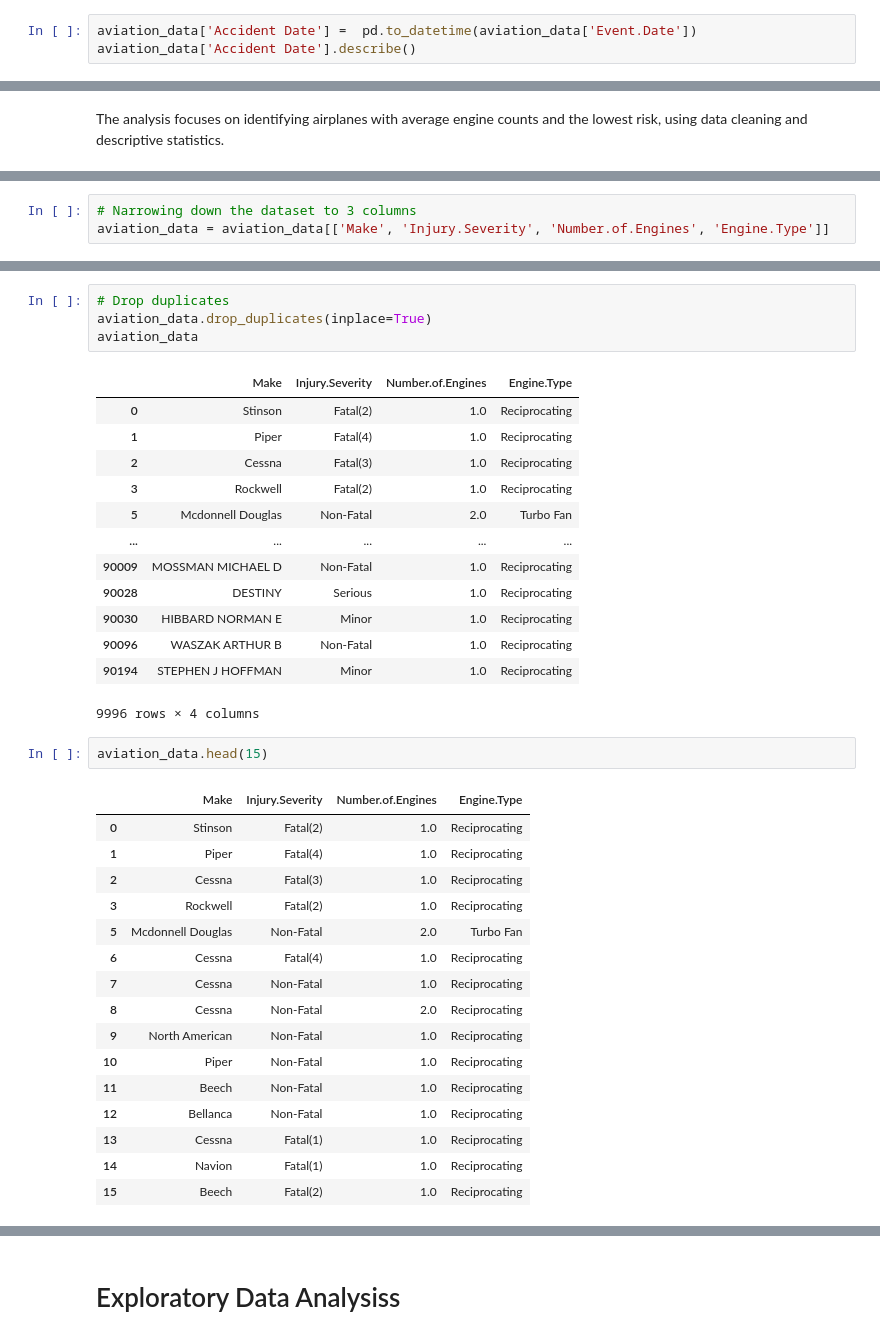
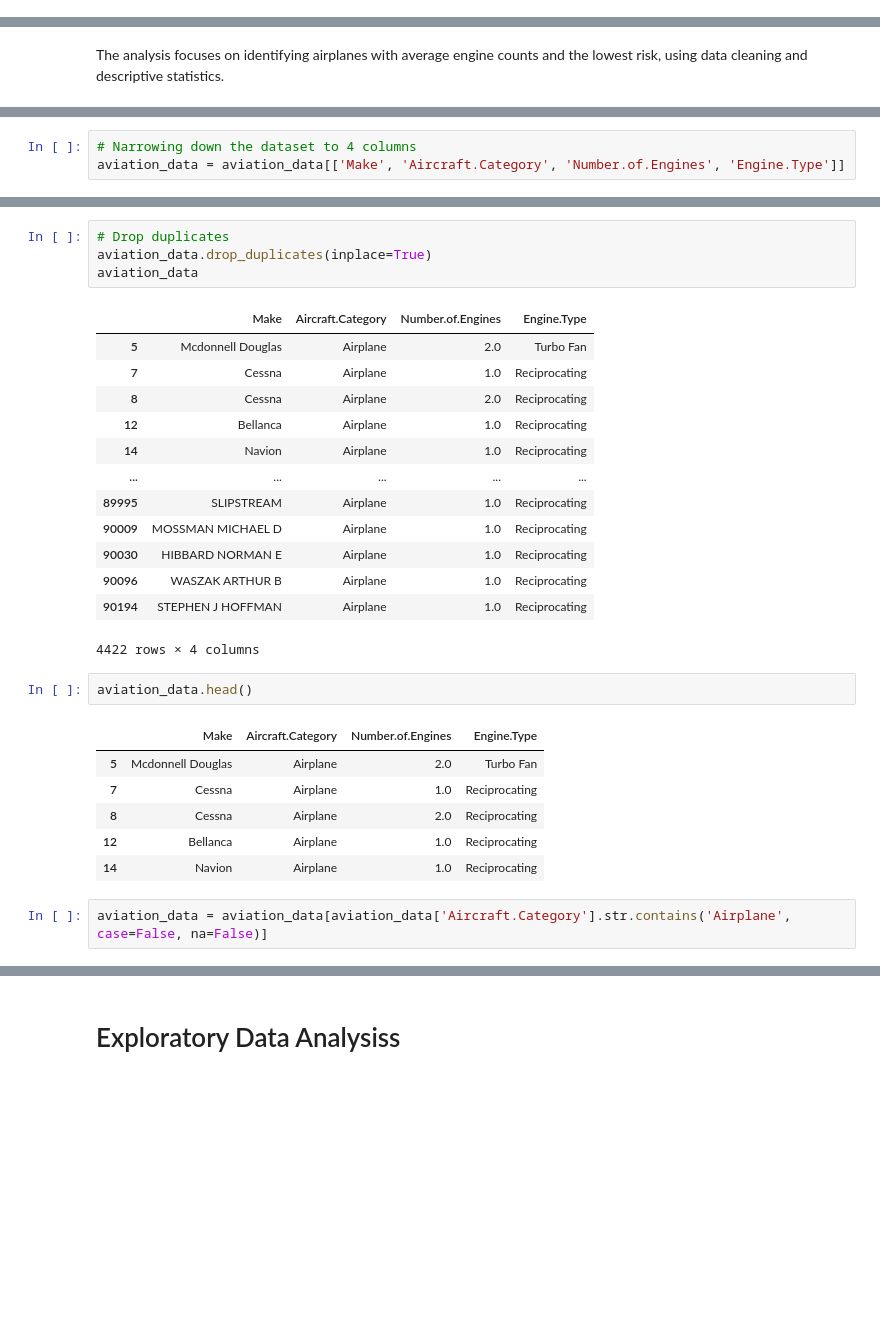
Before and after one commit to BlackXWulf/Aviation-Incidents, a Jupyter notebook: Aviation-Incidents.ipynb, the cells around one changed output, grey strips where cells are left out. Drawn from its saved outputs; the diff is of its cells as text; blank space fills up the shorter version.

```diff
--- a/Aviation-Incidents.ipynb
+++ b/Aviation-Incidents.ipynb
@@ -82,6 +87,3 @@ Index(['Event.Id', 'Investigation.Type', 'Accident.Number', 'Event.Date',
        'Weather.Condition', 'Broad.phase.of.flight', 'Report.Status',
        'Publication.Date'],
       dtype='object')
-# %%
-aviation_data['Accident Date'] =  pd.to_datetime(aviation_data['Event.Date'])
-aviation_data['Accident Date'].describe()
@@ -193,7 +178,7 @@ Index(['Event.Id', 'Investigation.Type', 'Accident.Number', 'Event.Date',
       dtype='object')
 # %%
-# Narrowing down the dataset to 3 columns
-aviation_data = aviation_data[['Make', 'Injury.Severity', 'Number.of.Engines', 'Engine.Type']]
+# Narrowing down the dataset to 4 columns
+aviation_data = aviation_data[['Make', 'Aircraft.Category', 'Number.of.Engines', 'Engine.Type']]
 # %%
 aviation_data.head()
 # %% [output]
@@ -253,37 +236,29 @@ Length: 79597, dtype: bool
 aviation_data.drop_duplicates(inplace=True)
 aviation_data
 # %% [output]
-|  | Make | Injury.Severity | Number.of.Engines | Engine.Type |
-| 0 | Stinson | Fatal(2) | 1.0 | Reciprocating |
-| 1 | Piper | Fatal(4) | 1.0 | Reciprocating |
-| 2 | Cessna | Fatal(3) | 1.0 | Reciprocating |
-| 3 | Rockwell | Fatal(2) | 1.0 | Reciprocating |
-| 5 | Mcdonnell Douglas | Non-Fatal | 2.0 | Turbo Fan |
+|  | Make | Aircraft.Category | Number.of.Engines | Engine.Type |
+| 5 | Mcdonnell Douglas | Airplane | 2.0 | Turbo Fan |
+| 7 | Cessna | Airplane | 1.0 | Reciprocating |
+| 8 | Cessna | Airplane | 2.0 | Reciprocating |
+| 12 | Bellanca | Airplane | 1.0 | Reciprocating |
+| 14 | Navion | Airplane | 1.0 | Reciprocating |
 | ... | ... | ... | ... | ... |
-| 90009 | MOSSMAN MICHAEL D | Non-Fatal | 1.0 | Reciprocating |
-| 90028 | DESTINY | Serious | 1.0 | Reciprocating |
-| 90030 | HIBBARD NORMAN E | Minor | 1.0 | Reciprocating |
-| 90096 | WASZAK ARTHUR B | Non-Fatal | 1.0 | Reciprocating |
-| 90194 | STEPHEN J HOFFMAN | Minor | 1.0 | Reciprocating |
+| 89995 | SLIPSTREAM | Airplane | 1.0 | Reciprocating |
+| 90009 | MOSSMAN MICHAEL D | Airplane | 1.0 | Reciprocating |
+| 90030 | HIBBARD NORMAN E | Airplane | 1.0 | Reciprocating |
+| 90096 | WASZAK ARTHUR B | Airplane | 1.0 | Reciprocating |
+| 90194 | STEPHEN J HOFFMAN | Airplane | 1.0 | Reciprocating |
-9996 rows × 4 columns
+4422 rows × 4 columns
 # %%
-aviation_data.head(15)
+aviation_data.head()
 # %% [output]
-|  | Make | Injury.Severity | Number.of.Engines | Engine.Type |
-| 0 | Stinson | Fatal(2) | 1.0 | Reciprocating |
-| 1 | Piper | Fatal(4) | 1.0 | Reciprocating |
-| 2 | Cessna | Fatal(3) | 1.0 | Reciprocating |
-| 3 | Rockwell | Fatal(2) | 1.0 | Reciprocating |
-| 5 | Mcdonnell Douglas | Non-Fatal | 2.0 | Turbo Fan |
-| 6 | Cessna | Fatal(4) | 1.0 | Reciprocating |
-| 7 | Cessna | Non-Fatal | 1.0 | Reciprocating |
-| 8 | Cessna | Non-Fatal | 2.0 | Reciprocating |
-| 9 | North American | Non-Fatal | 1.0 | Reciprocating |
-| 10 | Piper | Non-Fatal | 1.0 | Reciprocating |
-| 11 | Beech | Non-Fatal | 1.0 | Reciprocating |
-| 12 | Bellanca | Non-Fatal | 1.0 | Reciprocating |
-| 13 | Cessna | Fatal(1) | 1.0 | Reciprocating |
-| 14 | Navion | Fatal(1) | 1.0 | Reciprocating |
-| 15 | Beech | Fatal(2) | 1.0 | Reciprocating |
+|  | Make | Aircraft.Category | Number.of.Engines | Engine.Type |
+| 5 | Mcdonnell Douglas | Airplane | 2.0 | Turbo Fan |
+| 7 | Cessna | Airplane | 1.0 | Reciprocating |
+| 8 | Cessna | Airplane | 2.0 | Reciprocating |
+| 12 | Bellanca | Airplane | 1.0 | Reciprocating |
+| 14 | Navion | Airplane | 1.0 | Reciprocating |
+# %%
+aviation_data = aviation_data[aviation_data['Aircraft.Category'].str.contains('Airplane', case=False, na=False)]
 # %%
 # Group the columns together
```
Also changed, not shown: parts of 31 cells of this notebook.
